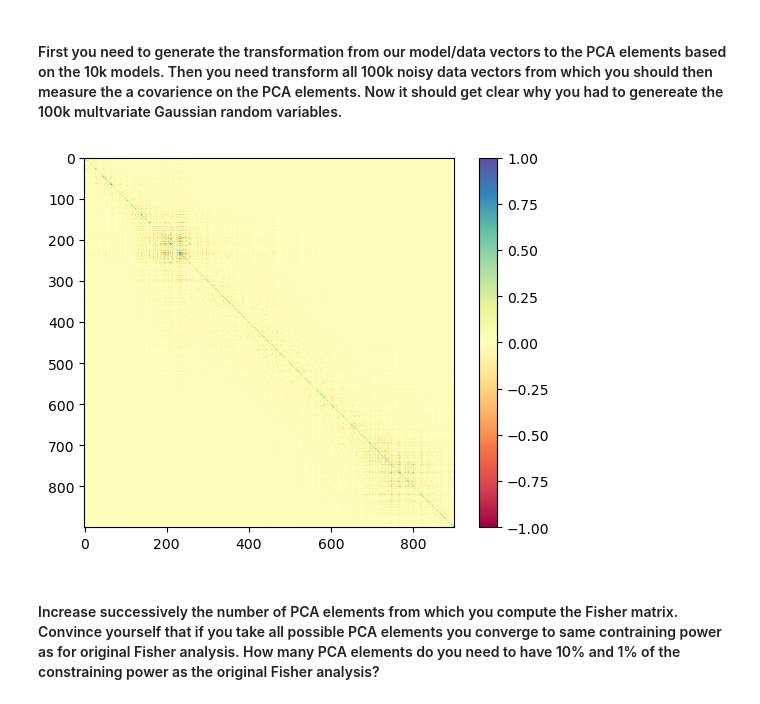
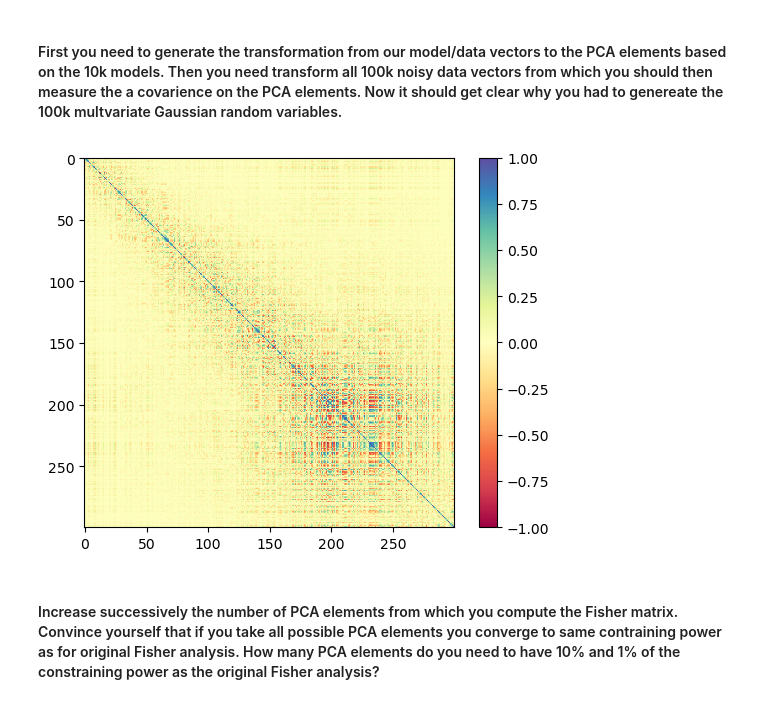
Before and after one commit to TheShak5/UWAstroStats, a Jupyter notebook: projects/2ptstat-analysis/assignments/assignment2_DarshakPatel.ipynb, the cells around one changed output. Saved outputs shown, nothing was run; the diff lists cells and outputs as text; code cells hidden in the pictures.

```diff
--- a/projects/2ptstat-analysis/assignments/assignment2_DarshakPatel.ipynb
+++ b/projects/2ptstat-analysis/assignments/assignment2_DarshakPatel.ipynb
@@ -277,22 +278,22 @@ plt.show()
 # %%
 from sklearn.decomposition import PCA
 
-N_pca = 900 # Decide how many PCA eigenvalues you want to use
+N_pca = 300 # Decide how many PCA eigenvalues you want to use
 models = np.load('data_4_assignment2/models.npy')
 mean = np.mean(models,axis=0) # for numerical stability you should subtract the mean of each element
 pca = PCA(n_components=N_pca,svd_solver='full')
 models_pca = pca.fit_transform(models-mean) # Perform the PCA fitting. Now you can use pca for the transformation
 
 # rotate covariance matrix. If you do not know how to do that. You can also create 10k random data vectors and tranform each one individual,
 # and the compute the covariance matrix from them
 rotation_matrix = pca.components_.T
 cov_pca = rotation_matrix.T @ cov @ rotation_matrix
 
 plt.imshow(cov_pca/np.outer(np.sqrt(np.diag(cov_pca)),np.sqrt(np.diag(cov_pca))),vmin=-1, cmap='Spectral')
 plt.colorbar()
 plt.show()
 # %% [output]
-[figure, old version]
+[figure, new version]
 # %% [markdown]
 #### Increase successively the number of PCA elements from which you compute the Fisher matrix. Convince yourself that if you take all possible PCA elements you converge to same contraining power as for original Fisher analysis. How many PCA elements do you need to have 10% and 1% of the constraining power as the original Fisher analysis?
 # %%
```
Also changed, not shown: parts of 11 cells of this notebook, 2 other files.
